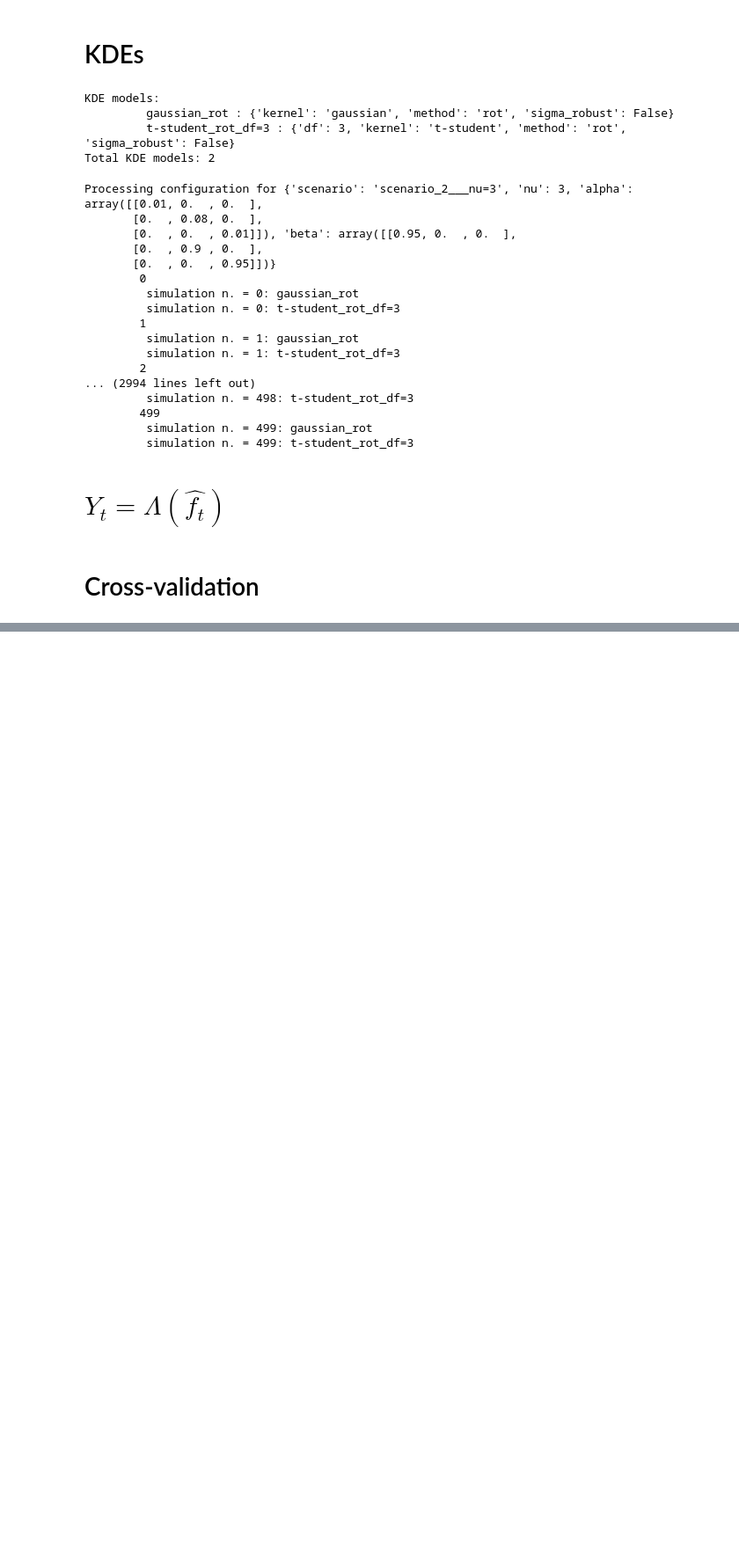
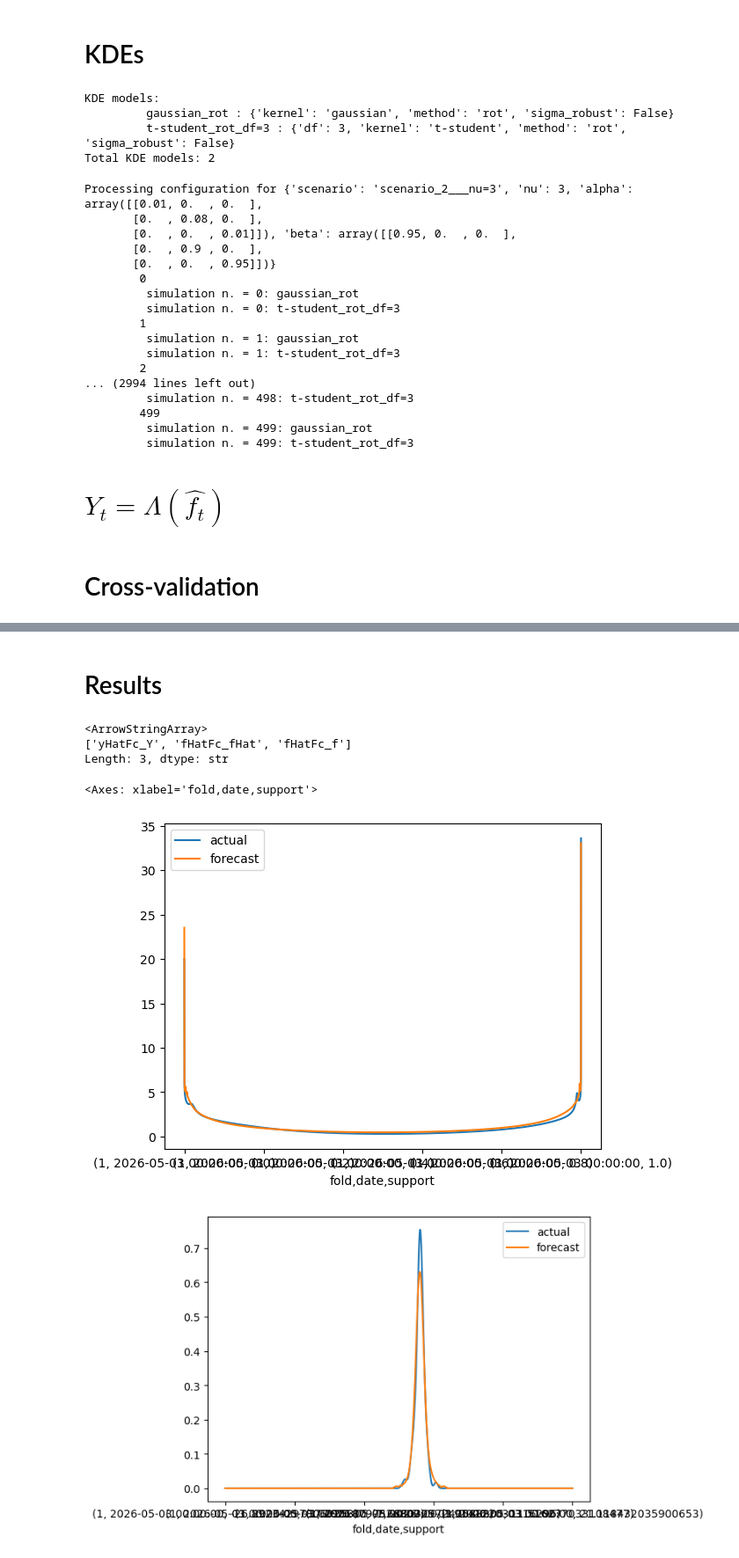
Before and after one commit to matheus-vizzotto/densities4risk, a Jupyter notebook: notebooks/08_fdf_gas_simulation.ipynb, the cells around one changed output, grey strips where cells are left out. Shown at 88% size. Saved outputs shown, nothing was run; the diff lists cells and outputs as text; code cells hidden in the pictures; blank space fills up the shorter version.

Commit message:
adjust results

```diff
--- a/notebooks/08_fdf_gas_simulation.ipynb
+++ b/notebooks/08_fdf_gas_simulation.ipynb
@@ -635,7 +635,7 @@ for kde_address in kde_addresses:
                     "n_rep":      n_rep,
                     "model_name": model_name,
                     "fold": fold,
-                    "comparison": "fHatTp1Fc_f",
+                    "comparison": "fHatFc_f",
                     "fc_date":    test_date[0],
                     **acc_measures,
                     "curves":     temp_df
@@ -660,3 +660,19 @@ for kde_address in kde_addresses:
 {'scenario': 'scenario_2___nu=8', 'n_rep': 451, 'model_name': 'gaussian_rot', 'address': '../data/interim/simulation/20260503/progress/scenario_2___nu=8___rep_451___kde_gaussian_rot.jbl'}
                 >>> cv 1/1
 {'scenario': 'scenario_2___nu=8', 'n_rep': 451, 'model_name': 't-student_rot_df=3', 'address': '../da
+# %% [markdown]
+# Results
+# %%
+cv_results = []
+cv_files = [''.join([CV_FC_PATH,x]) for x in os.listdir(CV_FC_PATH)]
+for file in cv_files:
+    cv_results.append(pd.DataFrame(joblib.load(file)))
+df_cv_results = pd.concat(cv_results)
+df_cv_results.sort_values(by=["scenario", "n_rep", "model_name"], inplace=True)
+df_cv_results.reset_index(inplace=True, drop=True)
+# %%
+df_cv_results.comparison.unique()
+# %% [output]
+<ArrowStringArray>
+['yHatFc_Y', 'fHatFc_fHat', 'fHatFc_f']
+Length: 3, dtype: str
@@ -662,0 +683,7 @@ for kde_address in kde_addresses:
+# %%
+df_cv_results.iloc[0,:]["curves"].plot()
+df_cv_results.iloc[1,:]["curves"].plot()
+# %% [output]
+<Axes: xlabel='fold,date,support'>
+[figure, added]
+[figure, added]
```
Also changed, not shown: parts of 31 cells of this notebook, 2 other files.
